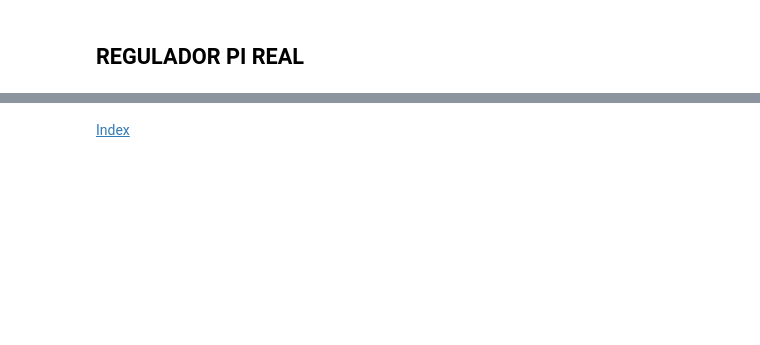
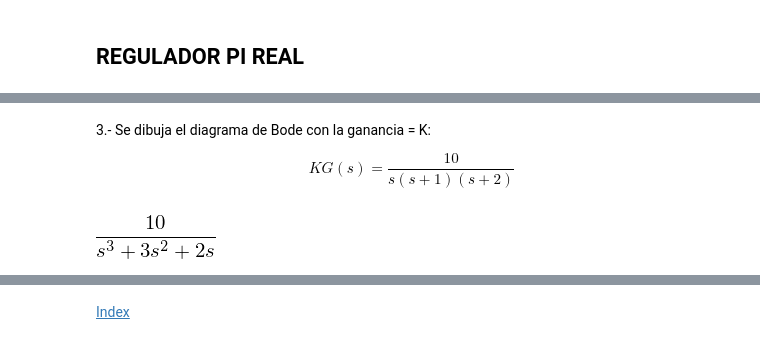
Before and after one commit to estevaofv/apuntes_automatica_II, a Jupyter notebook: Tecnica_de_compensacion_por_retraso.ipynb, the cells around one changed output, grey strips where cells are left out. Saved outputs shown, nothing was run; the diff lists cells and outputs as text; code cells hidden in the pictures; blank space fills up the shorter version.

```diff
--- a/Tecnica_de_compensacion_por_retraso.ipynb
+++ b/Tecnica_de_compensacion_por_retraso.ipynb
@@ -42,0 +78,9 @@ $ \qquad K=k_c \cdot \beta$
+# %% [markdown]
+3.-
+Se dibuja el diagrama de Bode con la ganancia = K:
+
+$$KG(s) = \frac{10}{s(s+1)(s+2)}$$
+# %%
+sp.expand(kv*G)
+# %% [output]
+[figure, added]
```
Also changed, not shown: parts of 14 cells of this notebook, 1 other file.
